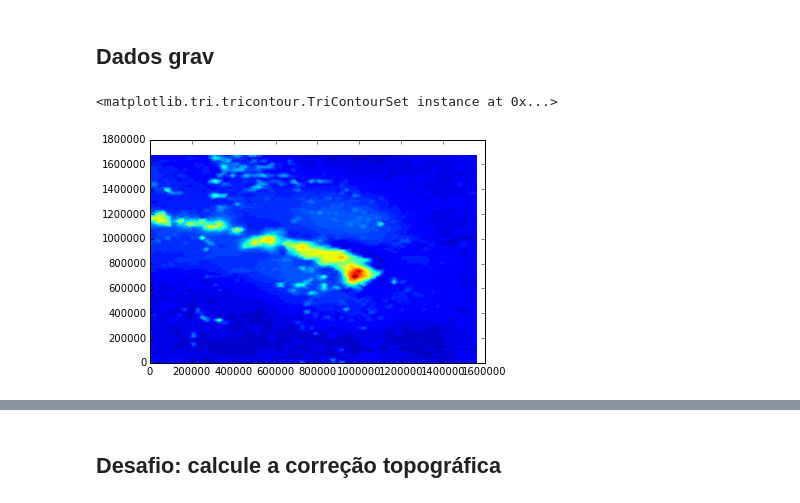
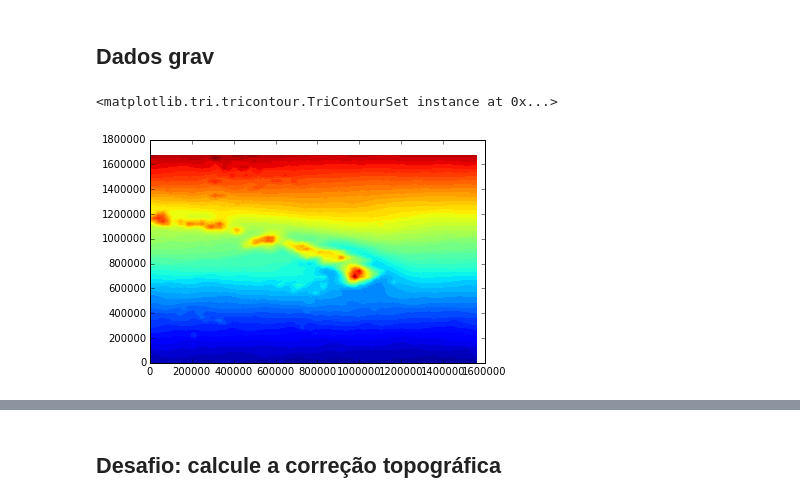
Before and after one commit to marcelobianchi/verao2016, a Jupyter notebook: DiaTres/tour-fatiando.ipynb, the cells around one changed output, grey strips where cells are left out. Saved outputs shown, nothing was run; the diff lists cells and outputs as text; code cells hidden in the pictures.

```diff
--- a/DiaTres/tour-fatiando.ipynb
+++ b/DiaTres/tour-fatiando.ipynb
@@ -123,10 +124,10 @@ np.savetxt('gravidade-havai.txt', np.transpose([lon, lat, y, x, alt, topo, grav]
 # %%
 lon, lat, y, x, alt, topo, grav = np.loadtxt('gravidade-havai.txt', unpack=True)
 # %%
-plt.tricontourf(y, x, topo, 60)
+plt.tricontourf(y, x, grav, 60)
 # %% [output]
 <matplotlib.tri.tricontour.TriContourSet instance at 0x...>
-[figure, old version]
+[figure, new version]
 # %%
 from fatiando.gravmag import normal_gravity
 # %%
```
Also changed, not shown: parts of 9 cells of this notebook, 1 other file.
